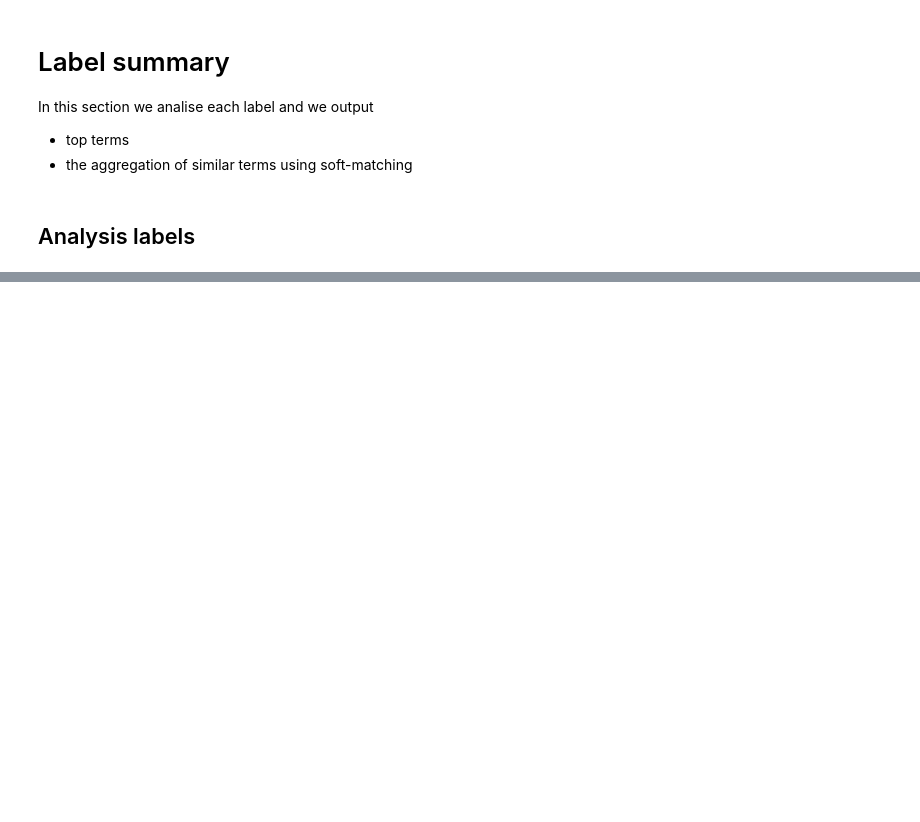
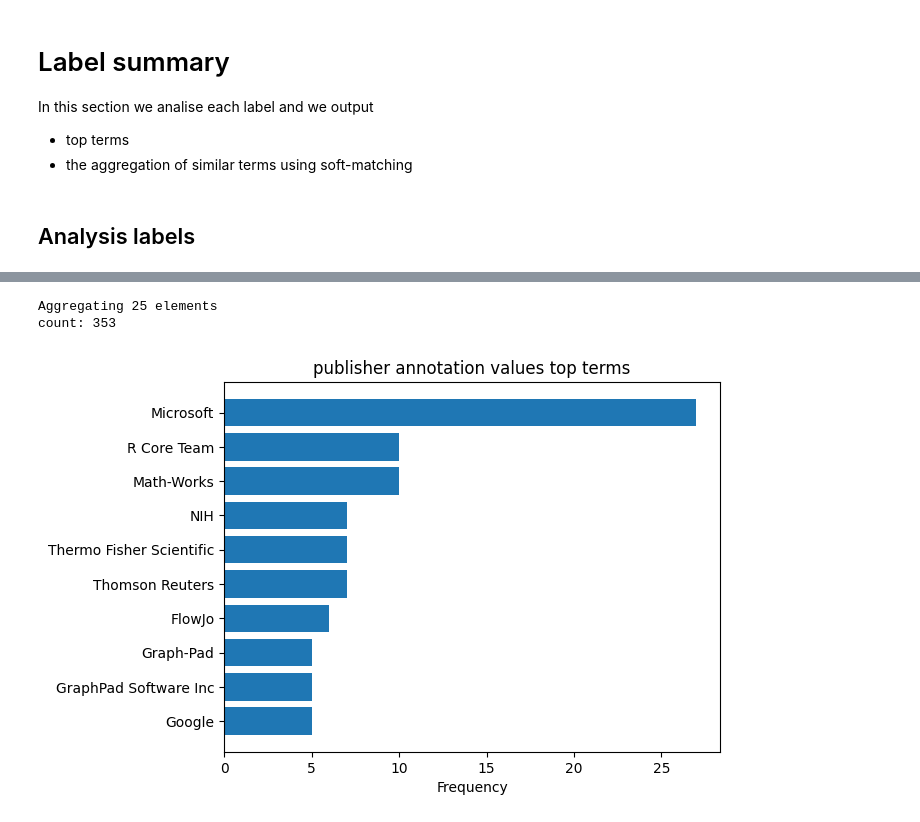
Before and after one commit to SoFairOA/Dataset, a Jupyter notebook: benchmarks/dataset-analysis-labelling.ipynb, the cells around one changed output, grey strips where cells are left out. Cells and saved outputs as stored; diff of their text form; code cells hidden in the pictures; blank space fills up the shorter version.

```diff
--- a/benchmarks/dataset-analysis-labelling.ipynb
+++ b/benchmarks/dataset-analysis-labelling.ipynb
@@ -444,0 +504,6 @@ show_top_10("version")
+# %%
+show_top_10("publisher")
+# %% [output]
+Aggregating 25 elements
+count: 353
+[figure, added]
```
Also changed, not shown: parts of 16 cells of this notebook.
